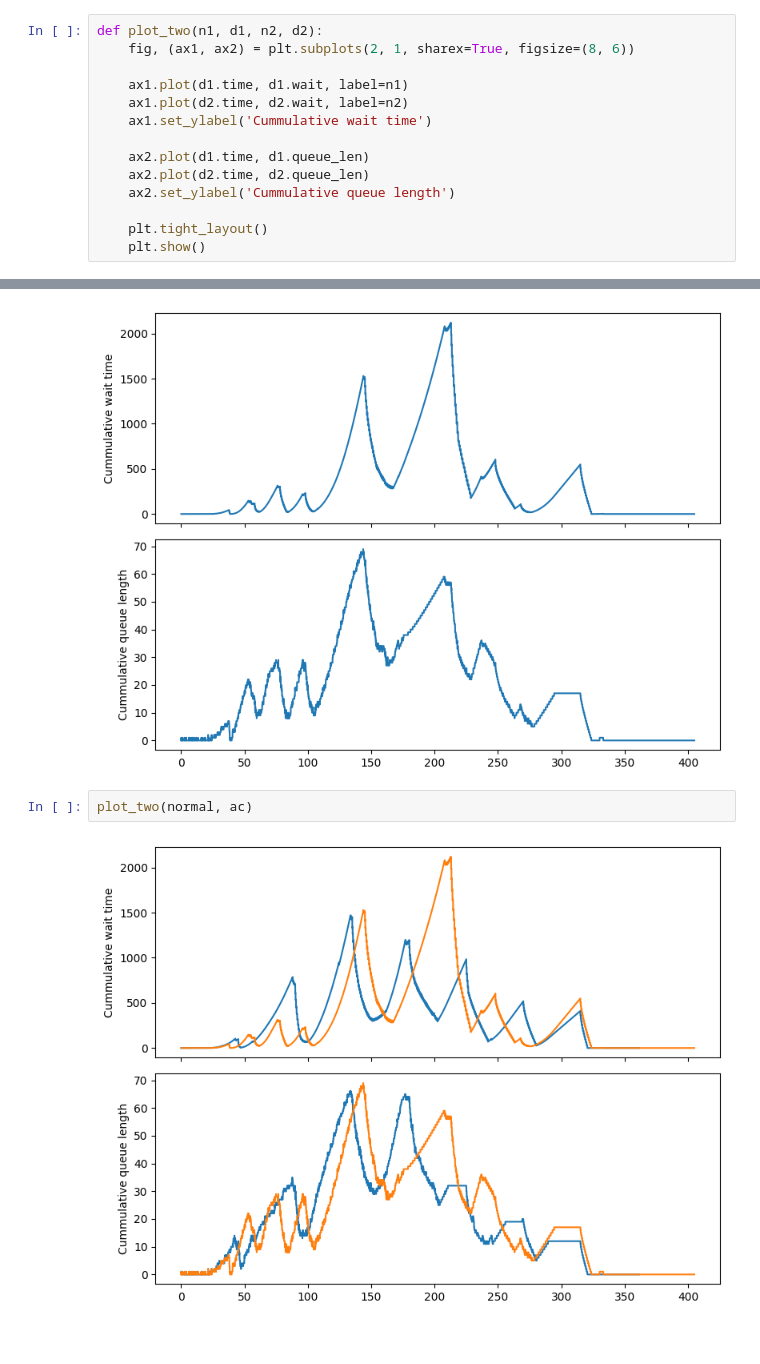
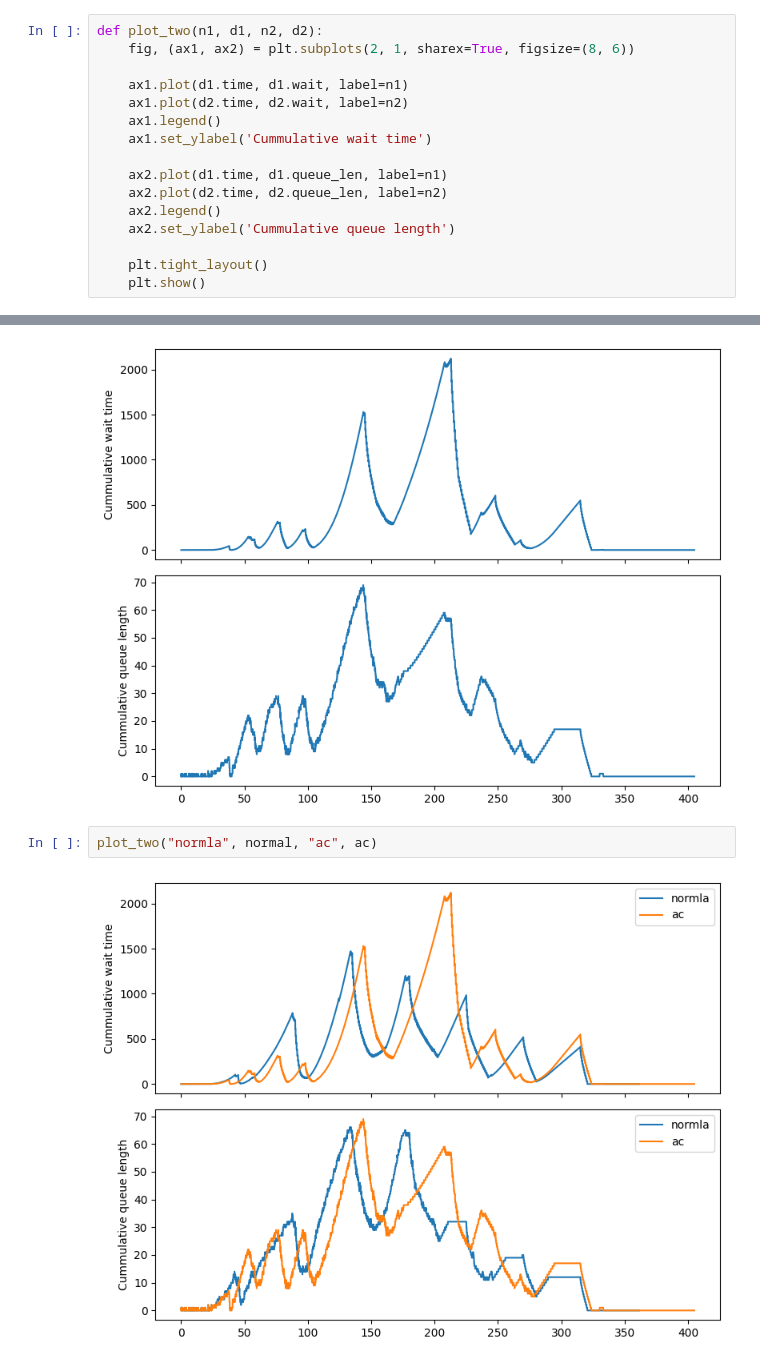
Before and after one commit to asolwa/PBAD, a Jupyter notebook: visualize.ipynb, the cells around one changed output, grey strips where cells are left out. Cells and saved outputs as stored; diff of their text form.

```diff
--- a/visualize.ipynb
+++ b/visualize.ipynb
@@ -19,10 +19,12 @@ def plot_two(n1, d1, n2, d2):
 
     ax1.plot(d1.time, d1.wait, label=n1)
     ax1.plot(d2.time, d2.wait, label=n2)
+    ax1.legend()
     ax1.set_ylabel('Cummulative wait time')
 
-    ax2.plot(d1.time, d1.queue_len)
-    ax2.plot(d2.time, d2.queue_len)
+    ax2.plot(d1.time, d1.queue_len, label=n1)
+    ax2.plot(d2.time, d2.queue_len, label=n2)
+    ax2.legend()
     ax2.set_ylabel('Cummulative queue length')
 
     plt.tight_layout()
@@ -38,6 +40,6 @@ plot_one(ac)
 # %% [output]
 [figure]
 # %%
-plot_two(normal, ac)
+plot_two("normla", normal, "ac", ac)
 # %% [output]
-[figure, old version]
+[figure, new version]
```
Also changed, not shown: 4 other files.
